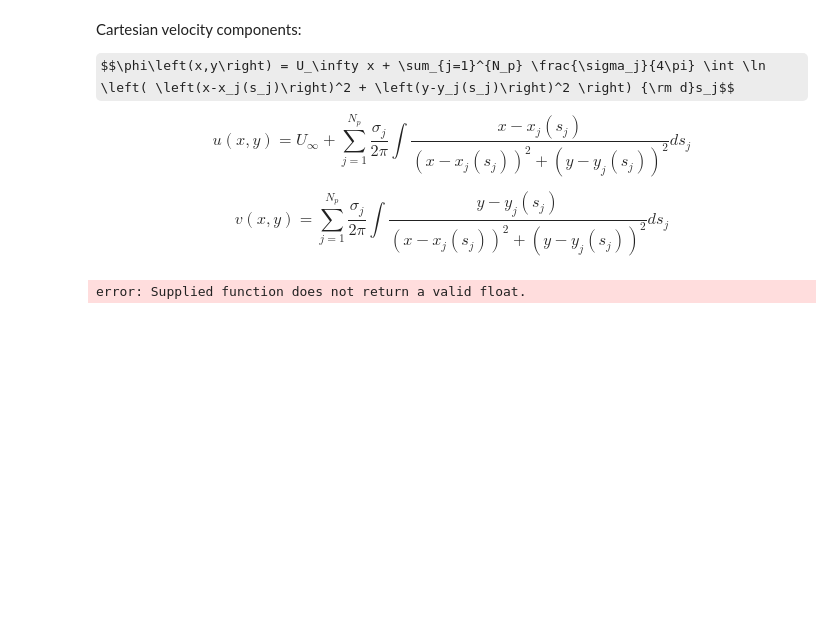
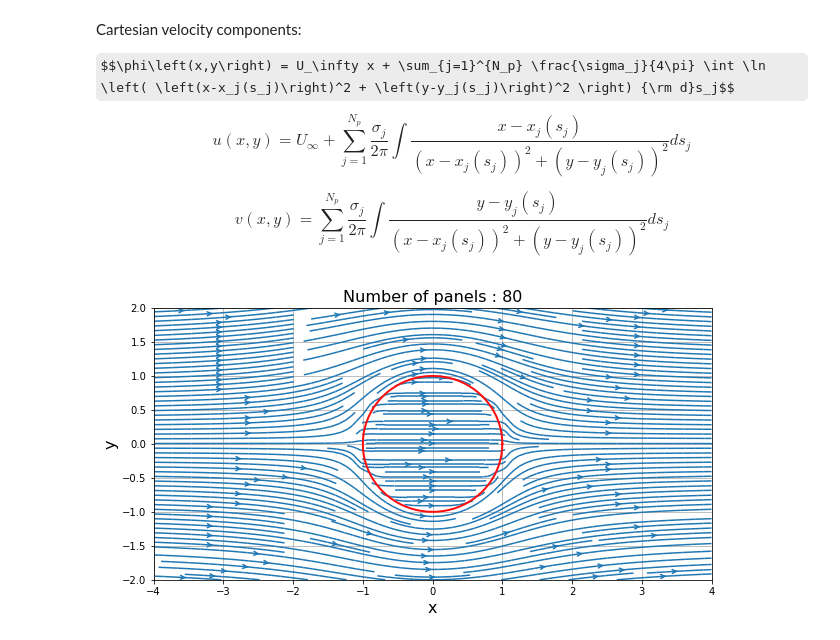
Before and after one commit to bobforcha/mae6226_workspace, a Jupyter notebook: lesson_09.ipynb, the cells around one changed output. Cells and saved outputs as stored; diff of their text form; code cells hidden in the pictures; some formulas as TeX source; blank space fills up the shorter version.

```diff
--- a/lesson_09.ipynb
+++ b/lesson_09.ipynb
@@ -250,13 +250,13 @@ $$v\left(x,y\right) = \sum_{j=1}^{N_p}\frac{\sigma_j}{2\pi}\int\frac{y-y_j\left(
 # %%
 # create mesh grid
 N = 50
-x_start, x_end = -5.0, 5.0
-y_start, y_end = -5.0, 5.0
+x_start, x_end = -4.0, 4.0
+y_start, y_end = -2.0, 2.0
 x, y = np.linspace(x_start, x_end, N), np.linspace(y_start, y_end, N)
 X, Y = np.meshgrid(x, y)
 
 # evaluate u integral
-def u_integral(X, Y, p):
+def u_integral(x, y, p):
     """
     evaluates integral in u equation
 
@@ -270,11 +270,11 @@ def u_integral(X, Y, p):
     """
 
     def integrand(s):
-        return (X - (p.xa-np.sin(p.beta)*s))/((X-(p.xa-np.sin(p.beta)*s))**2 + (Y-(p.ya+np.cos(p.beta)*s))**2)
+        return (x - (p.xa-np.sin(p.beta)*s))/((x-(p.xa-np.sin(p.beta)*s))**2 + (y-(p.ya+np.cos(p.beta)*s))**2)
     return integrate.quad(integrand, 0.0, p.length)[0]
 
 # evaluate v integral
-def v_integral(X, Y, p):
+def v_integral(x, y, p):
     """
     evaluates integral in v equation
 
@@ -288,7 +288,7 @@ def v_integral(X, Y, p):
     """
 
     def integrand(s):
-        return (Y - (p.ya-np.sin(p.beta)*s))/((X-(p.xa-np.sin(p.beta)*s))**2 + (Y-(p.ya+np.cos(p.beta)*s))**2)
+        return (y - (p.ya+np.cos(p.beta)*s))/((x-(p.xa-np.sin(p.beta)*s))**2 + (y-(p.ya+np.cos(p.beta)*s))**2)
     return integrate.quad(integrand, 0.0, p.length)[0]
 
 
@@ -296,22 +296,23 @@ def v_integral(X, Y, p):
 u = u_inf*np.ones(X.shape)
 v = np.zeros(X.shape)
 
-for panel in panels:
-    u += panel.sigma/(2.0*np.pi)*u_integral(X, Y, panel)
-    v += panel.sigma/(2.0*np.pi)*v_integral(X, Y, panel)
+u_vec = np.vectorize(u_integral)
+v_vec = np.vectorize(v_integral)
 
-#plots
-plt.figure(figsize=(10, 10))
-plt.grid(True)
-plt.xlabel('x', fontsize=16)
-plt.ylabel('y', fontsize=16)
-plt.plot(x_cyl, y_cyl, label='cylinder', color='b', linestyle='-', linewidth=1)
-plt.plot(x_ends, y_ends, label='panels', color='#FF0D0D', linestyle='-', linewidth=2)
-plt.scatter([p.xa for p in panels], [p.ya for p in panels], label='endpoints', color='#FF0D0D', s=40)
-plt.scatter([p.xc for p in panels], [p.yc for p in panels], label='centerpoints', color='k', s=40, zorder=3)
-plt.legend(loc='best', prop={'size':16})
-plt.streamplot(X, Y, u, v, density=2, arrowsize=1, arrowstyle='->')
-plt.xlim(x_start, x_end)
-plt.ylim(y_start, y_end);
+for p in panels:
+    u += p.sigma/(2*np.pi)*u_vec(X, Y, p)
+    v += p.sigma/(2*np.pi)*v_vec(X, Y, p)
-# %% [output]
-error: Supplied function does not return a valid float.
+# %%
+#plots
+size = 10
+plt.figure(figsize=(size, (y_end - y_start)/(x_end - x_start)*size))
+plt.grid(True)
+plt.xlabel('x', fontsize=16)
+plt.ylabel('y', fontsize=16)
+plt.plot(x_ends, y_ends, label='panels', color='#FF0D0D', linestyle='-', linewidth=2)
+plt.streamplot(X, Y, u, v, density=2, arrowsize=1, arrowstyle='->')
+plt.title('Number of panels : %d' % N_panels, fontsize=16)
+plt.xlim(x_start, x_end)
+plt.ylim(y_start, y_end);
+# %% [output]
+[figure, added]
```
Also changed, not shown: parts of 2 cells of this notebook.
